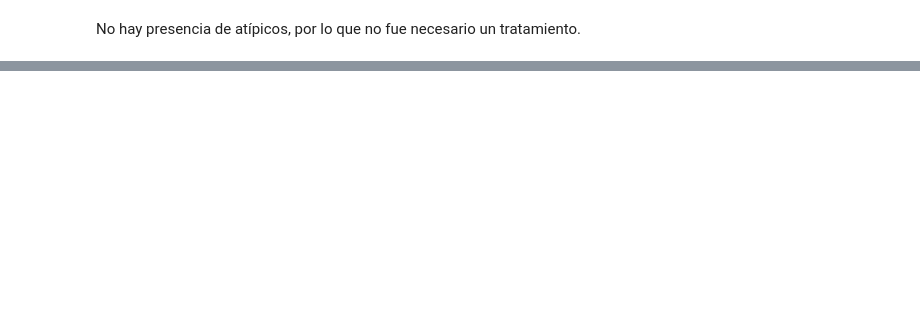
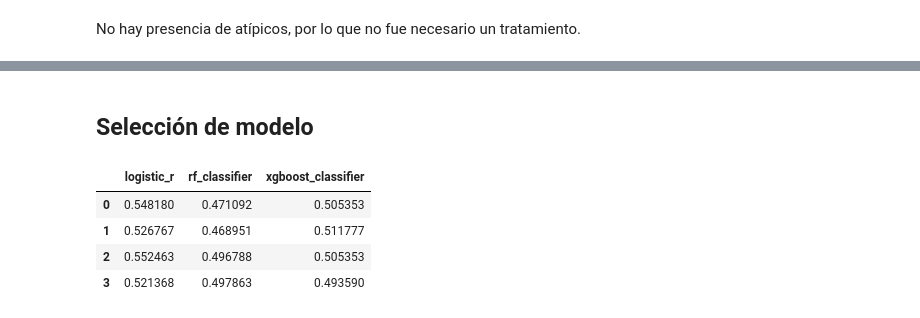
Before and after one commit to andressj1/Prueba-Tecnica, a Jupyter notebook: Prueba_Técnica_Cpocket.ipynb, the cells around one changed output, grey strips where cells are left out. Saved outputs shown, nothing was run; the diff lists cells and outputs as text; code cells hidden in the pictures; blank space fills up the shorter version.

```diff
--- a/Prueba_Técnica_Cpocket.ipynb
+++ b/Prueba_Técnica_Cpocket.ipynb
@@ -365,0 +372,17 @@ memory usage: 1.0+ MB
+# %%
+# División de datos
+y = df.Churn
+X1 = df.loc[:,~ df.columns.isin(['Churn'])]
+# %%
+# Escalado de variables
+scaler=StandardScaler()
+scaler.fit(X1)
+X2=scaler.transform(X1)
+X=pd.DataFrame(X2,columns=X1.columns)
+# %%
+# Modelos de clasificación binaria - Regresión logísitica, Random Forest y XGBoost
+m_lr = LogisticRegression()
+m_rf = RandomForestClassifier()
+m_xgb = XGBClassifier()
+
+modelos = list([m_lr, m_rf, m_xgb])
@@ -365,0 +413,24 @@ memory usage: 1.0+ MB
+# %% [markdown]
+## Selección de modelo
+# %%
+# Función pra evaluar los modelos
+def medir_modelos(modelos, scoring, X, y, cv):
+
+    metric_modelos = pd.DataFrame()
+    for modelo in modelos:
+        scores = cross_val_score(modelo, X, y, scoring = scoring, cv = cv )
+        pdscores = pd.DataFrame(scores)
+        metric_modelos = pd.concat([metric_modelos,pdscores], axis = 1)
+
+    metric_modelos.columns = ["logistic_r","rf_classifier","xgboost_classifier"]
+    return metric_modelos
+# %%
+# Desempeño con todas las variables
+rec_df = medir_modelos(modelos, 'recall', X, y, 4)
+rec_df
+# %% [output]
+|  | logistic_r | rf_classifier | xgboost_classifier |
+| 0 | 0.548180 | 0.471092 | 0.505353 |
+| 1 | 0.526767 | 0.468951 | 0.511777 |
+| 2 | 0.552463 | 0.496788 | 0.505353 |
+| 3 | 0.521368 | 0.497863 | 0.493590 |
```
Also changed, not shown: parts of 15 cells of this notebook.
